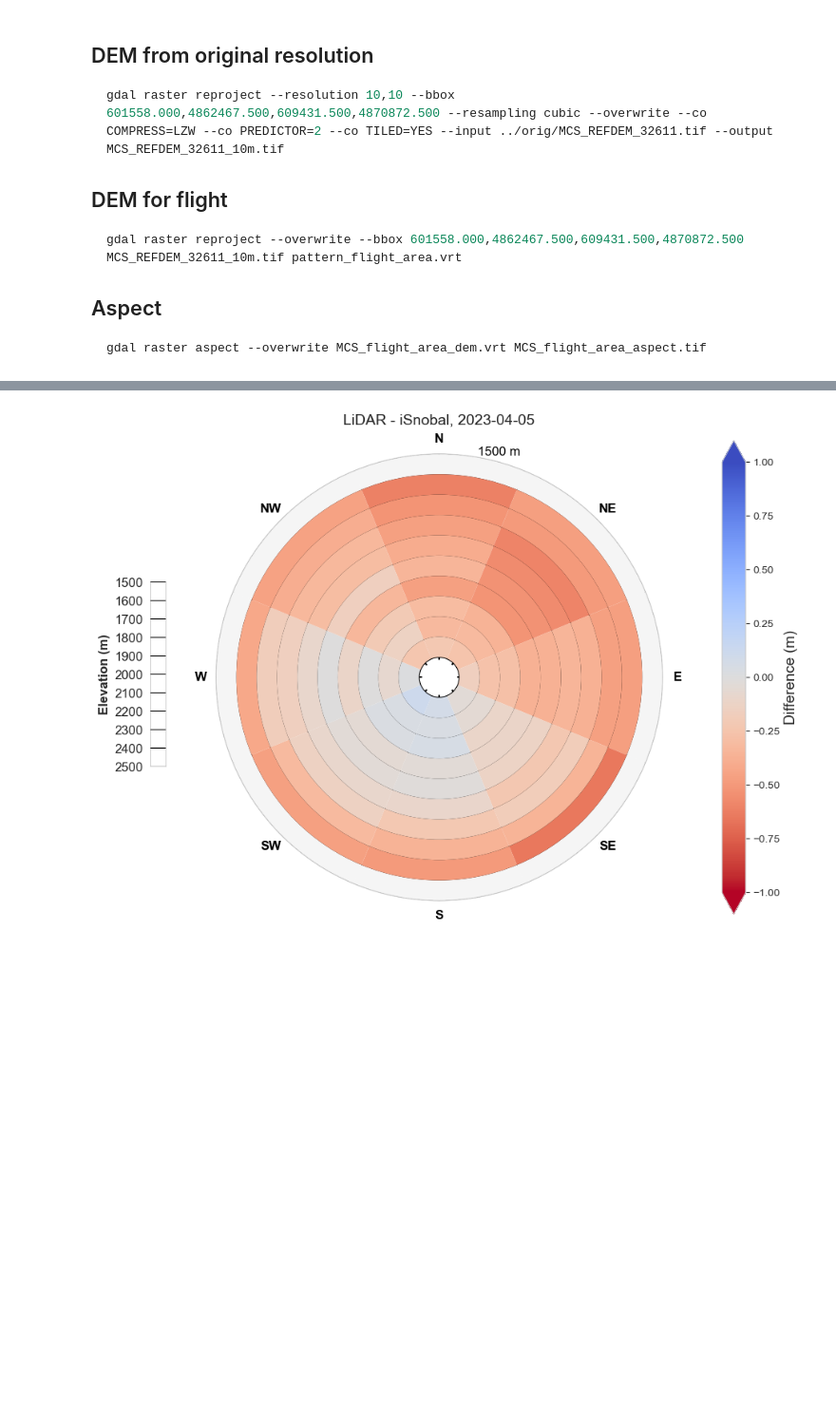
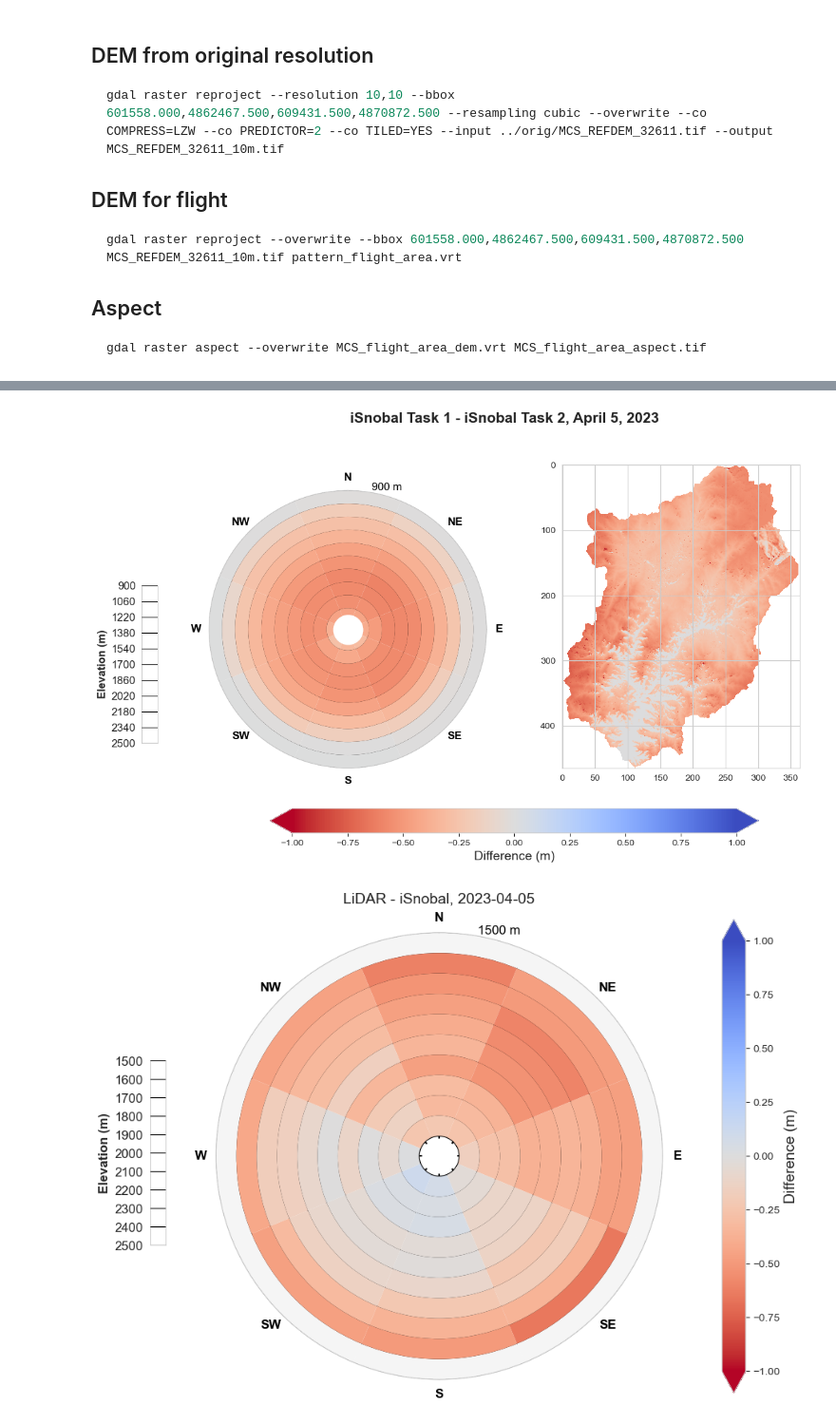
Before and after one commit to naniciafone/SIRO, a Jupyter notebook: notebooks/Polar_plot_joe_copy.ipynb, the cells around one changed output, grey strips where cells are left out. Shown at 95% size. Cells and saved outputs as stored; diff of their text form; code cells hidden in the pictures; blank space fills up the shorter version.

```diff
--- a/notebooks/Polar_plot_joe_copy.ipynb
+++ b/notebooks/Polar_plot_joe_copy.ipynb
@@ -219,3 +233,7 @@ def plot_flight(source_fp, reference_fp):
+# %%
+plot_flight(iSnobal_t2, iSnobal, "iSnobal Task 1 - iSnobal Task 2, April 5, 2023")
+# %% [output]
+[figure, added]
 # %%
 for date, raster_path in task1_iSno_diff.items():
     with rasterio.open(raster_path) as src:
```
Also changed, not shown: parts of 15 cells of this notebook.
